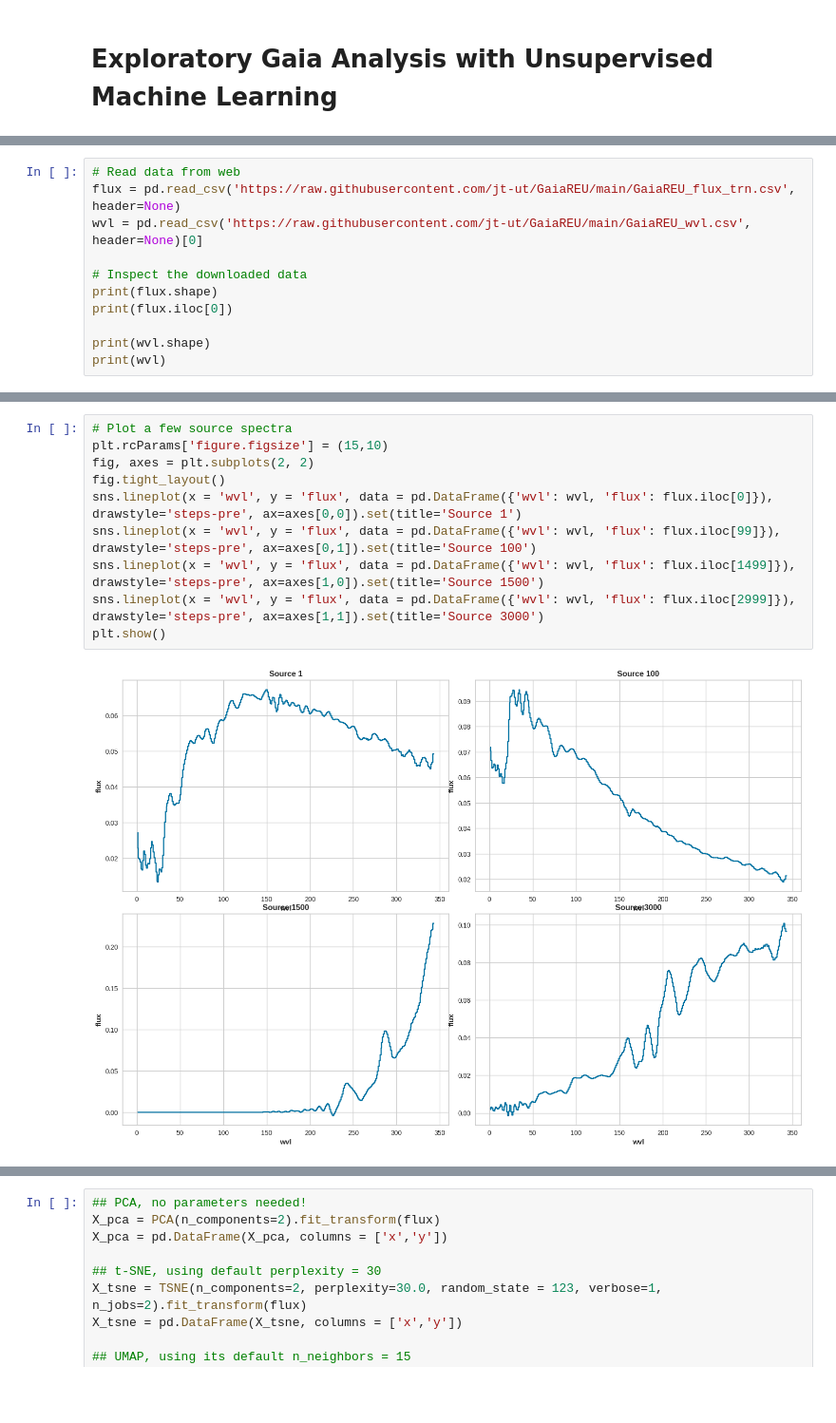
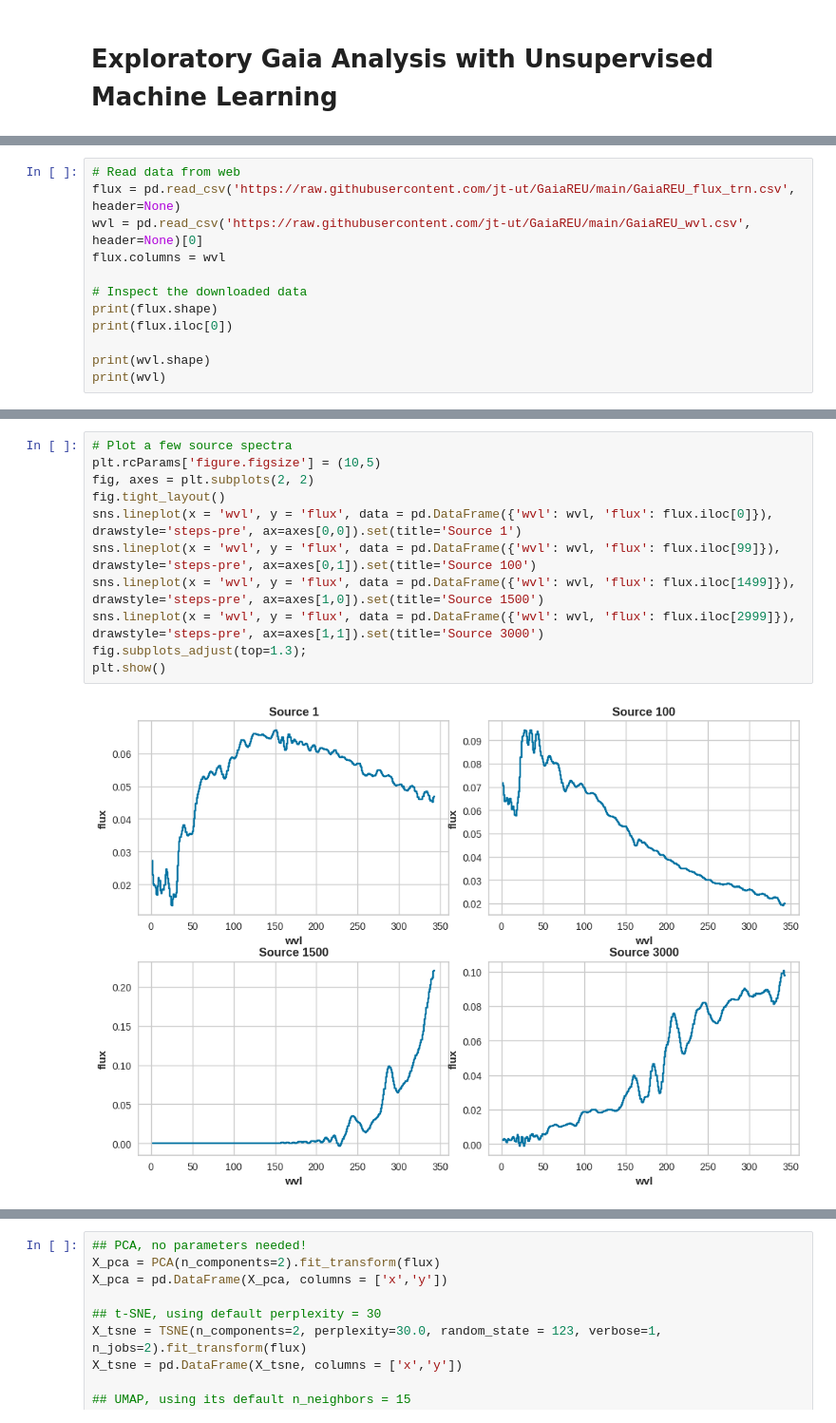
Before and after one commit to jt-ut/GaiaREU, a Jupyter notebook: GaiaREU-ML_v1.ipynb, the cells around one changed output, grey strips where cells are left out. Shown at 95% size. Cells and saved outputs as stored; diff of their text form; blank space fills up the shorter version.

```diff
--- a/GaiaREU-ML_v1.ipynb
+++ b/GaiaREU-ML_v1.ipynb
@@ -60,6 +88,7 @@ Requirement already satisfied: six>=1.5 in /usr/local/lib/python3.10/dist-packag
 # Read data from web
 flux = pd.read_csv('https://raw.githubusercontent.com/jt-ut/GaiaREU/main/GaiaREU_flux_trn.csv', header=None)
 wvl = pd.read_csv('https://raw.githubusercontent.com/jt-ut/GaiaREU/main/GaiaREU_wvl.csv', header=None)[0]
+flux.columns = wvl
 
 # Inspect the downloaded data
 print(flux.shape)
@@ -96,15 +125,16 @@ Let's plot some of our flux data just to get an idea of what these 343-dimension
 # %%
 # Plot a few source spectra
-plt.rcParams['figure.figsize'] = (15,10)
+plt.rcParams['figure.figsize'] = (10,5)
 fig, axes = plt.subplots(2, 2)
 fig.tight_layout()
 sns.lineplot(x = 'wvl', y = 'flux', data = pd.DataFrame({'wvl': wvl, 'flux': flux.iloc[0]}), drawstyle='steps-pre', ax=axes[0,0]).set(title='Source 1')
 sns.lineplot(x = 'wvl', y = 'flux', data = pd.DataFrame({'wvl': wvl, 'flux': flux.iloc[99]}), drawstyle='steps-pre', ax=axes[0,1]).set(title='Source 100')
 sns.lineplot(x = 'wvl', y = 'flux', data = pd.DataFrame({'wvl': wvl, 'flux': flux.iloc[1499]}), drawstyle='steps-pre', ax=axes[1,0]).set(title='Source 1500')
 sns.lineplot(x = 'wvl', y = 'flux', data = pd.DataFrame({'wvl': wvl, 'flux': flux.iloc[2999]}), drawstyle='steps-pre', ax=axes[1,1]).set(title='Source 3000')
+fig.subplots_adjust(top=1.3);
 plt.show()
 # %% [output]
-[figure, old version]
+[figure, new version]
 # %% [markdown]
 What we have just done, plotting actual data vectors in their native space, is called ***data visualiation***. Visualizing your data is probably the easiest, and most intuitive, part of ***exploratory data analysis***, which allows us to get a crude summary of what's "going on" in our data. For example, our plots above indicate that the sources in our sample have drastically different spectral profiles.
 
```
Also changed, not shown: parts of 13 cells of this notebook.
